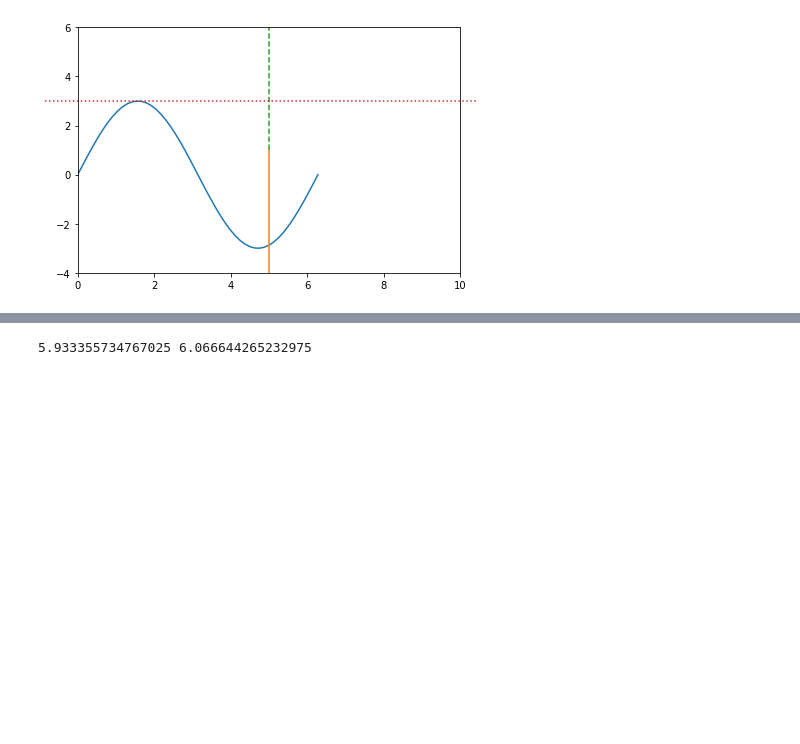
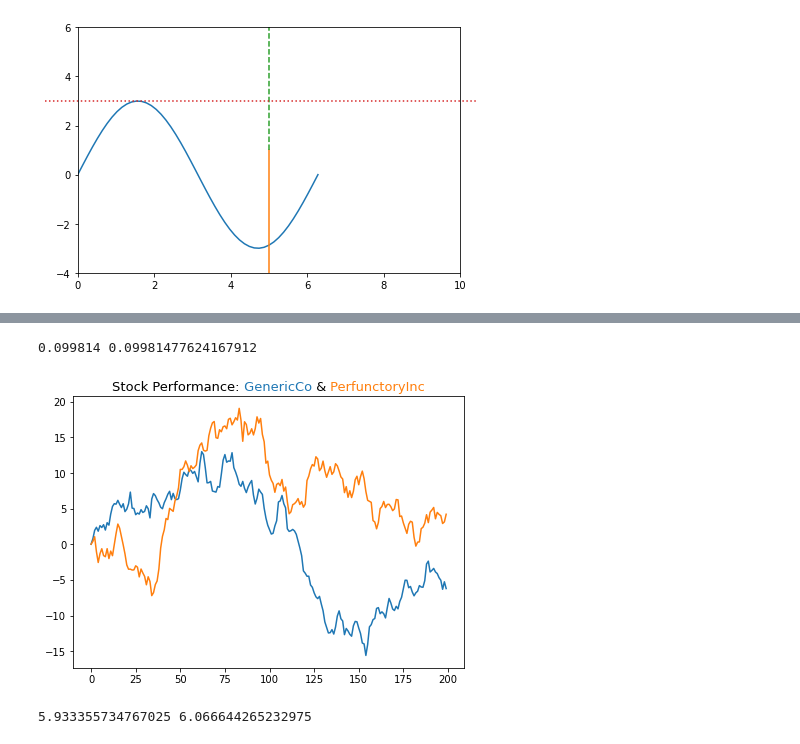
Before and after one commit to alexanderthclark/Matplotlib-for-Storytellers, a Jupyter notebook: python/Figure-Dev.ipynb, the cells around one changed output, grey strips where cells are left out. Cells and saved outputs as stored; diff of their text form; code cells hidden in the pictures; blank space fills up the shorter version.

```diff
--- a/python/Figure-Dev.ipynb
+++ b/python/Figure-Dev.ipynb
@@ -825,0 +851,67 @@ savepy('coord-trans')
+# %%
+x_len = 200
+x = range(0, x_len)
+
+# Create a Gaussian random walk starting at 0
+start = np.zeros(1)
+y1 = np.concatenate([start,np.random.normal(0, 1, x_len-1)]).cumsum()
+y2 = np.concatenate([start,np.random.normal(0, 1, x_len-1)]).cumsum()
+
+# Start plot
+fig, ax = plt.figure(figsize = (7,5)), plt.axes()
+fig.canvas.draw()
+
+# Color arguments added to make defaults explicit
+ax.plot(x, y1, color = 'C0')
+ax.plot(x, y2, color = 'C1')
+
+# Tuned by hand
+shift = .099814 # Where titling starts on x-axis
+y_level = 1.02
+transform = ax.transAxes # use axes coords
+
+t1 = ax.text(shift, y_level, 'Stock Performance:',
+        transform = transform,
+        ha = 'left',
+        fontsize = 13,
+        color = 'black')
+
+# Get where text ended
+x_pos = t1.get_window_extent()\
+       .transformed(transform.inverted()).x1
+
+t2 = ax.text(x_pos, y_level, ' GenericCo',
+        transform = transform,
+        ha = 'left',
+        fontsize = 13,
+        color = 'C0')
+
+x_pos = t2.get_window_extent()\
+       .transformed(transform.inverted()).x1
+
+t3 = ax.text(x_pos, y_level, ' &',
+        transform = transform,
+        ha = 'left',
+        fontsize = 13,
+        color = 'black')
+
+x_pos = t3.get_window_extent()\
+       .transformed(transform.inverted()).x1
+
+t4 = ax.text(x_pos, y_level, ' PerfunctoryInc',
+        transform = transform,
+        ha = 'left',
+        fontsize = 13,
+        color = 'C1')
+
+x_pos = t4.get_window_extent()\
+       .transformed(transform.inverted()).x1
+
+# compare distances to the edge
+# equal means perfect centering
+print(shift, 1-x_pos)
+#truncate
+plt.savefig("multicolor-title.pdf")
+# %% [output]
+0.099814 0.09981477624167912
+[figure, added]
```
Also changed, not shown: parts of 6 cells of this notebook, 52 other files.
